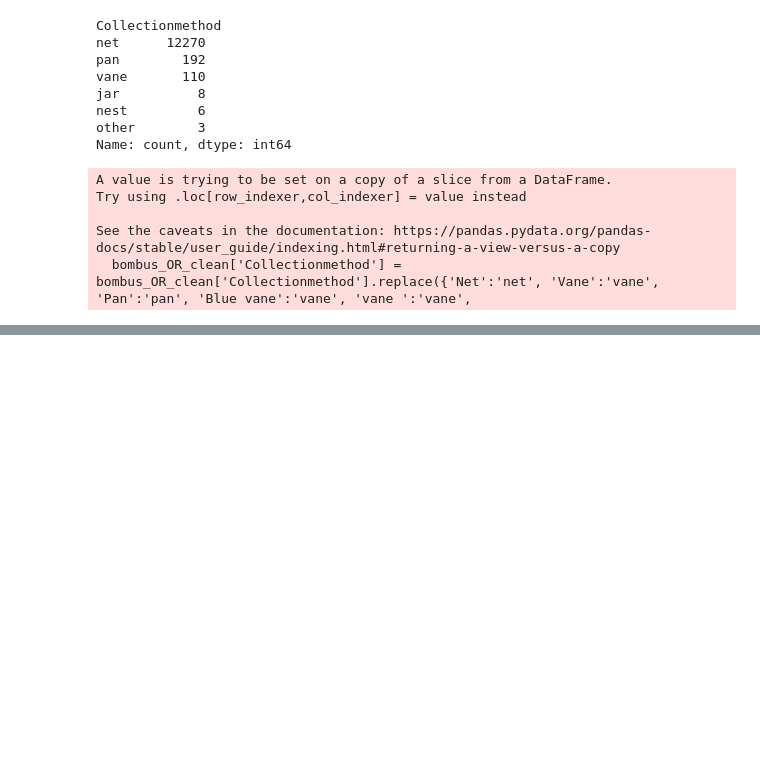
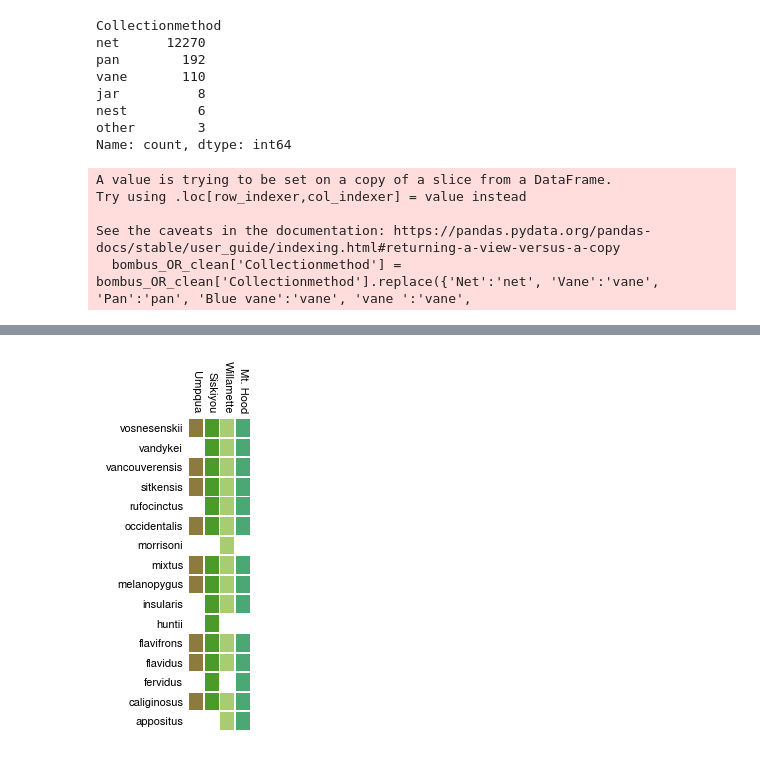
Before and after one commit to mparkergetz/map_locations, a Jupyter notebook: process_oba_data.ipynb, the cells around one changed output, grey strips where cells are left out. Saved outputs shown, nothing was run; the diff lists cells and outputs as text; code cells hidden in the pictures; blank space fills up the shorter version.

```diff
--- a/process_oba_data.ipynb
+++ b/process_oba_data.ipynb
@@ -161,0 +162,33 @@ plt.tight_layout()
+# %%
+fig, ax = plt.subplots(figsize=(1.75, 4))
+
+square_size = 0.9
+for i, sp in enumerate(df.columns):
+    for j, nf in enumerate(df.index):
+        if df.loc[nf, sp] == 1:
+            rect = Rectangle(
+                (j - square_size/2, i - square_size/2),
+                square_size, square_size,
+                facecolor=forest_colors[nf],
+                edgecolor='none'
+            )
+            ax.add_patch(rect)
+
+ax.set_xlim(-0.5, len(df.index) - 0.5)
+ax.set_ylim(-0.5, len(df.columns) - 0.5)
+
+ax.set_xticks(range(len(df.index)))
+ax.set_xticklabels(df.index, rotation=270, ha="center", size=8)
+ax.set_yticks(range(len(df.columns)))
+ax.set_yticklabels(df.columns, size=8)
+ax.xaxis.tick_top()
+
+ax.tick_params(axis='both', which='both', length=0)
+for spine in ax.spines.values():
+    spine.set_visible(False)
+
+plt.tight_layout()
+plt.savefig('figs/bombus_presence_table_vertical.svg', bbox_inches='tight', pad_inches=0, format='svg', dpi=300)
+# plt.show()
+# %% [output]
+[figure, added]
```
Also changed, not shown: parts of 2 cells of this notebook.
